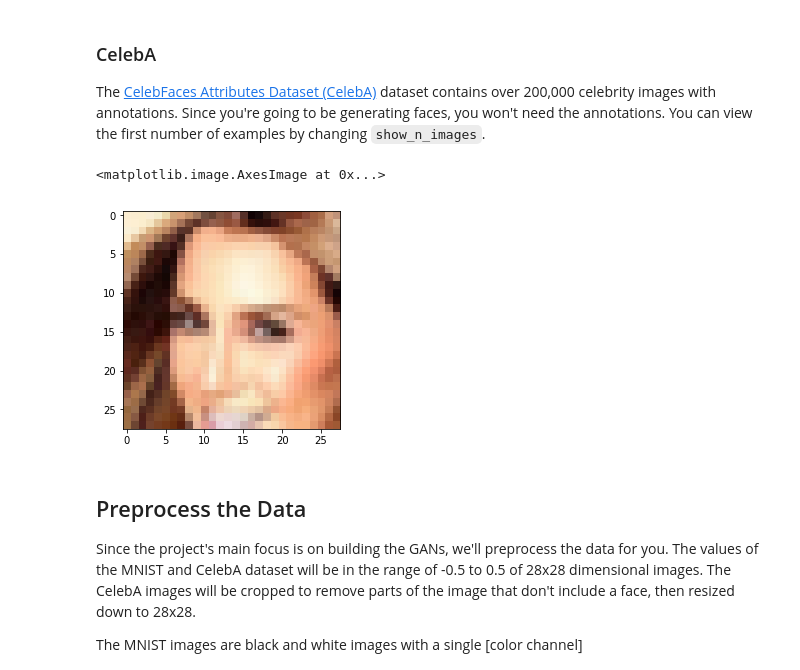
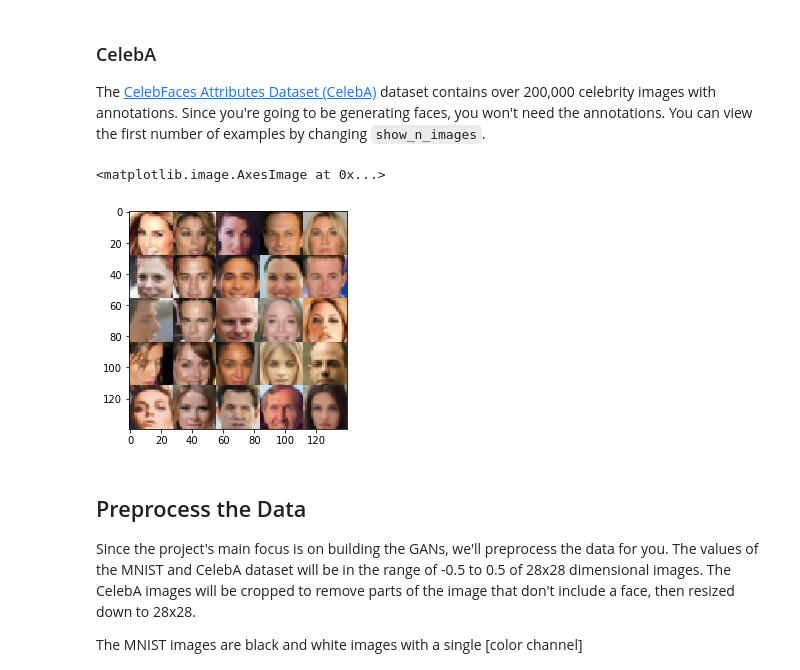
Before and after one commit to usmcamp0811/DeepLearning_NanoDegree_Projects, a Jupyter notebook: Project_5/dlnd_face_generation.ipynb, the cells around one changed output. Drawn from its saved outputs; the diff is of its cells as text; code cells hidden in the pictures.

```diff
--- a/Project_5/dlnd_face_generation.ipynb
+++ b/Project_5/dlnd_face_generation.ipynb
@@ -50,16 +50,16 @@ pyplot.imshow(helper.images_square_grid(mnist_images, 'L'), cmap='gray')
 ### CelebA
 The [CelebFaces Attributes Dataset (CelebA)](http://mmlab.ie.cuhk.edu.hk/projects/CelebA.html) dataset contains over 200,000 celebrity images with annotations.  Since you're going to be generating faces, you won't need the annotations.  You can view the first number of examples by changing `show_n_images`.
 # %%
-show_n_images = 1
+show_n_images = 25
 
 """
 DON'T MODIFY ANYTHING IN THIS CELL
 """
 mnist_images = helper.get_batch(glob(os.path.join(data_dir, 'img_align_celeba/*.jpg'))[:show_n_images], 28, 28, 'RGB')
 pyplot.imshow(helper.images_square_grid(mnist_images, 'RGB'))
 # %% [output]
 <matplotlib.image.AxesImage at 0x...>
-[figure, old version]
+[figure, new version]
 # %% [markdown]
 ## Preprocess the Data
 Since the project's main focus is on building the GANs, we'll preprocess the data for you.  The values of the MNIST and CelebA dataset will be in the range of -0.5 to 0.5 of 28x28 dimensional images.  The CelebA images will be cropped to remove parts of the image that don't include a face, then resized down to 28x28.
```
Also changed, not shown: parts of 6 cells of this notebook, 1 other file.
